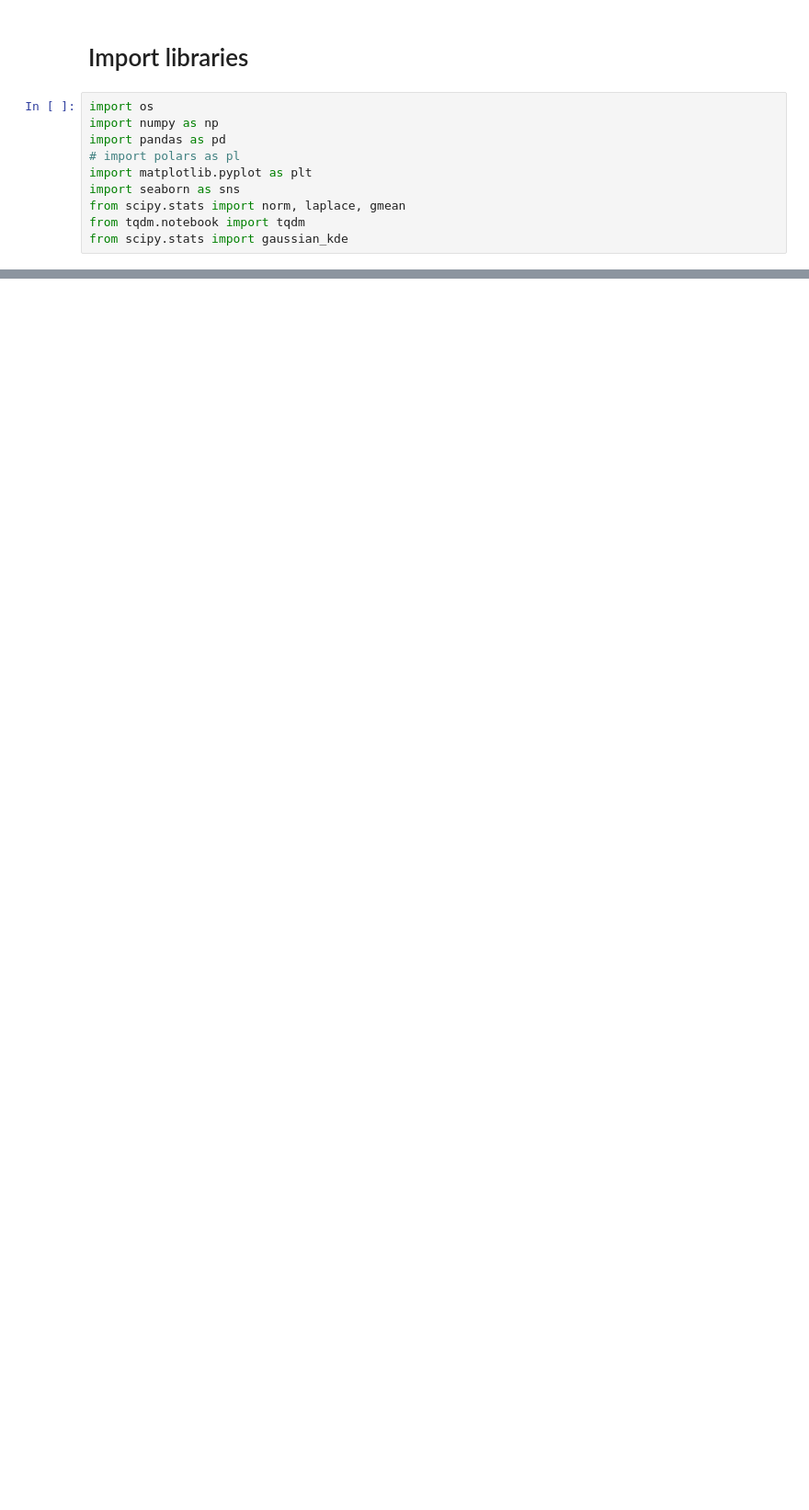
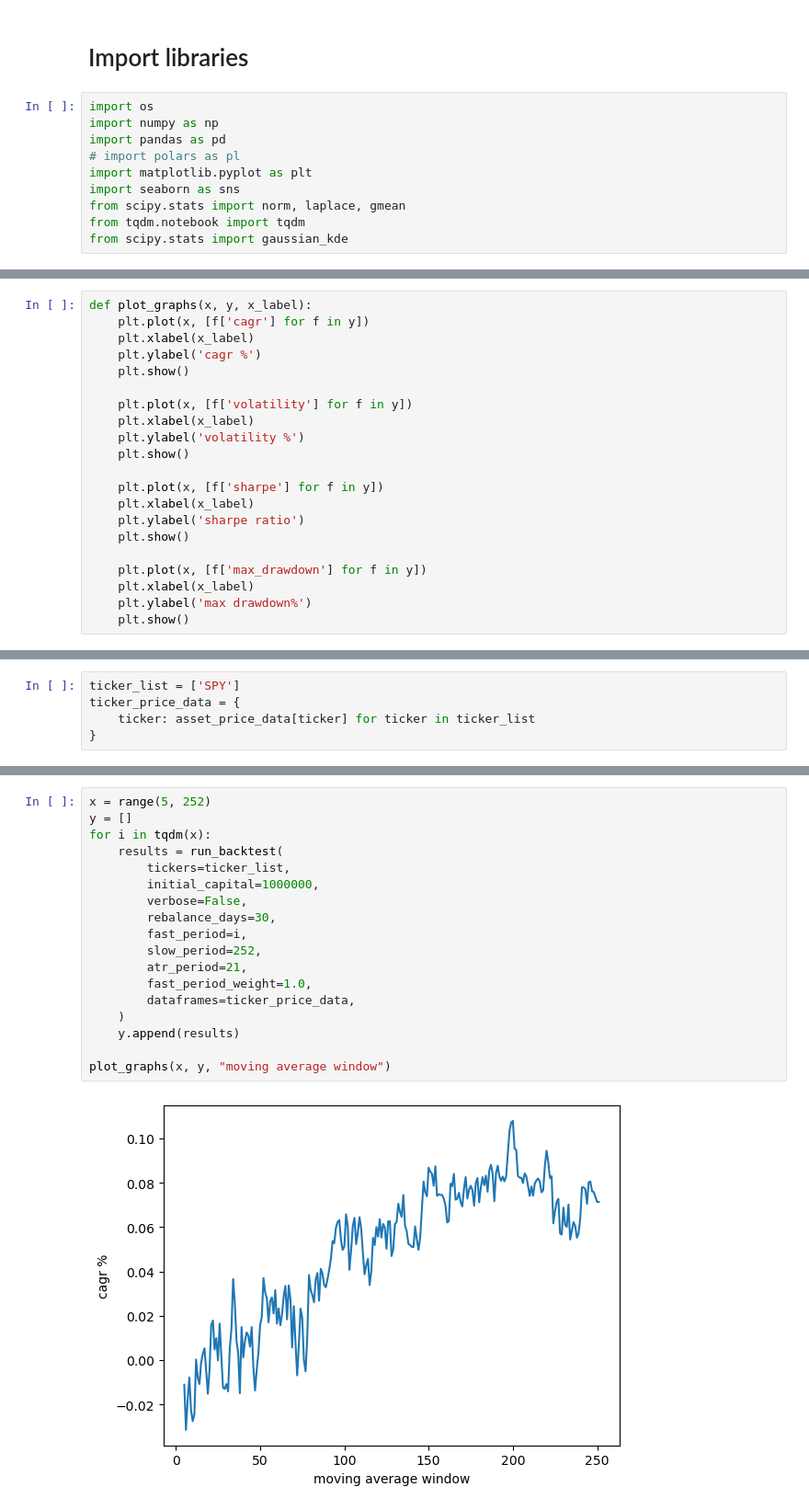
Before and after one commit to ag3nt3154/Quantitative_Finance_Modelling, a Jupyter notebook: 5. Trend_following.ipynb, the cells around one changed output, grey strips where cells are left out. Shown at 92% size. Drawn from its saved outputs; the diff is of its cells as text; blank space fills up the shorter version.

```diff
--- a/5. Trend_following.ipynb
+++ b/5. Trend_following.ipynb
@@ -115,0 +254,21 @@ NameError: name 'fast_period' is not defined
+# %%
+def plot_graphs(x, y, x_label):
+    plt.plot(x, [f['cagr'] for f in y])
+    plt.xlabel(x_label)
+    plt.ylabel('cagr %')
+    plt.show()
+
+    plt.plot(x, [f['volatility'] for f in y])
+    plt.xlabel(x_label)
+    plt.ylabel('volatility %')
+    plt.show()
+
+    plt.plot(x, [f['sharpe'] for f in y])
+    plt.xlabel(x_label)
+    plt.ylabel('sharpe ratio')
+    plt.show()
+
+    plt.plot(x, [f['max_drawdown'] for f in y])
+    plt.xlabel(x_label)
+    plt.ylabel('max drawdown%')
+    plt.show()
@@ -115,0 +279,5 @@ NameError: name 'fast_period' is not defined
+# %%
+ticker_list = ['SPY']
+ticker_price_data = {
+    ticker: asset_price_data[ticker] for ticker in ticker_list
+}
@@ -115,0 +288,20 @@ NameError: name 'fast_period' is not defined
+# %%
+x = range(5, 252)
+y = []
+for i in tqdm(x):
+    results = run_backtest(
+        tickers=ticker_list,
+        initial_capital=1000000,
+        verbose=False,
+        rebalance_days=30,
+        fast_period=i,
+        slow_period=252,
+        atr_period=21,
+        fast_period_weight=1.0,
+        dataframes=ticker_price_data,
+    )
+    y.append(results)
+
+plot_graphs(x, y, "moving average window")
+# %% [output]
+[figure, added]
```
Also changed, not shown: parts of 24 cells of this notebook, 9 other files.
